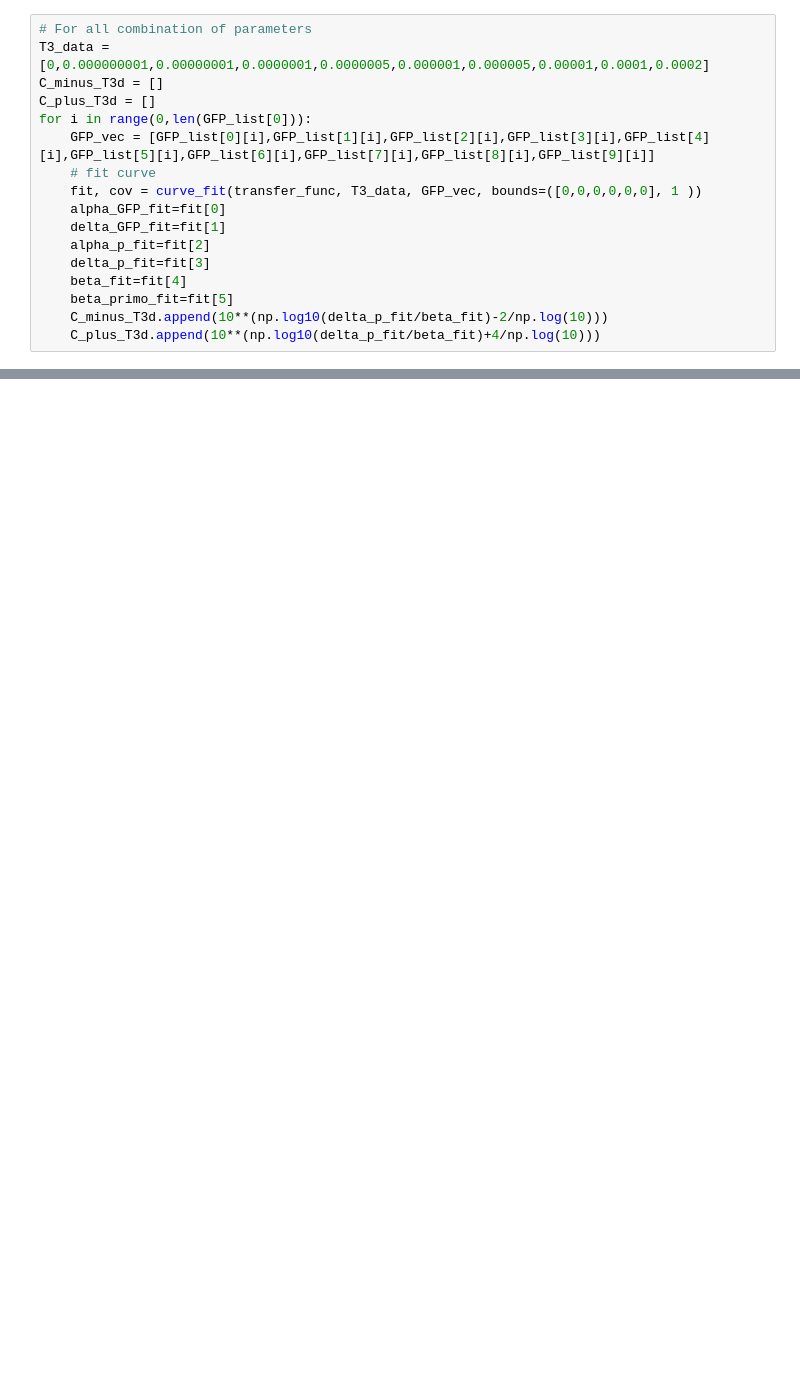
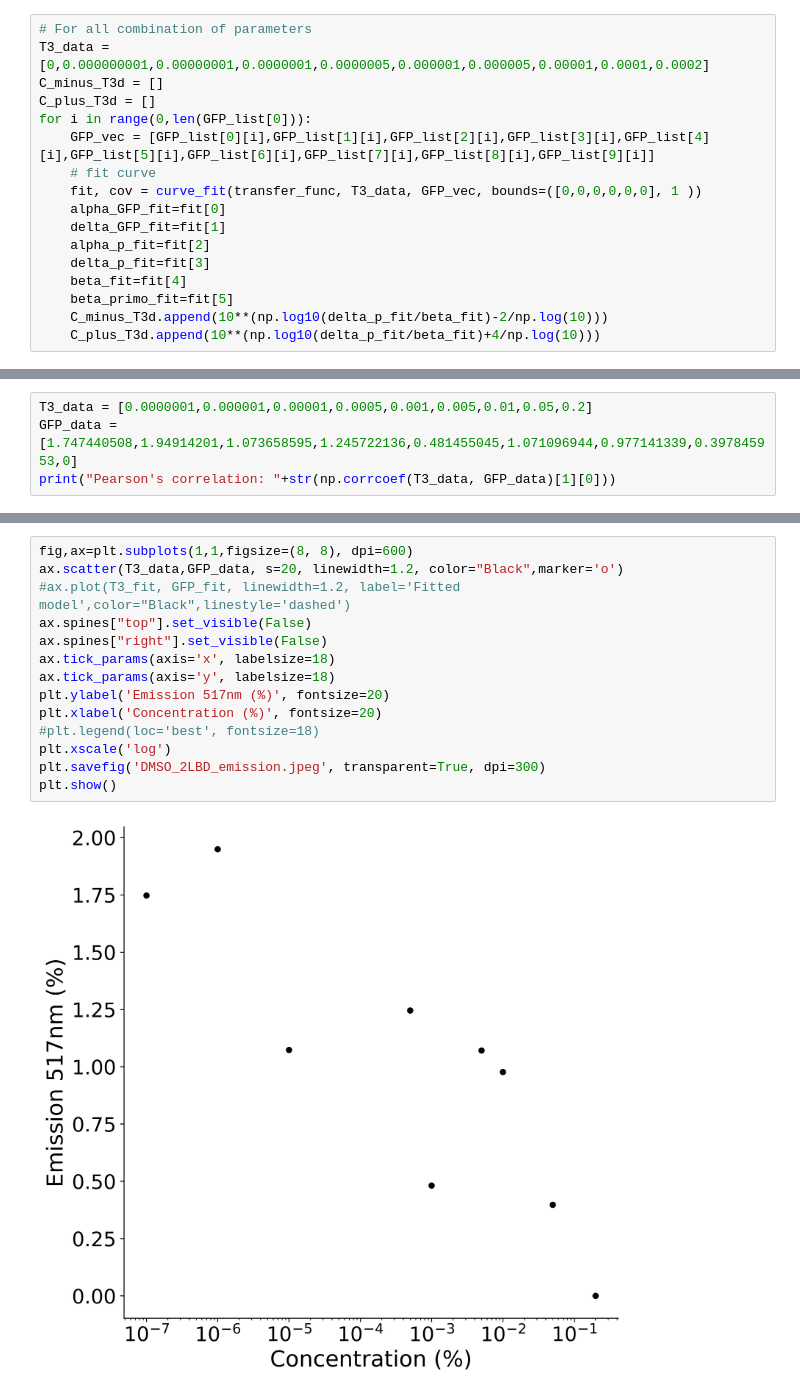
Before and after one commit to igemBarcelona/Data-analysis-and-plots-code, a Jupyter notebook: Data_analysis_plots.ipynb, the cells around one changed output, grey strips where cells are left out. Cells and saved outputs as stored; diff of their text form; blank space fills up the shorter version.

```diff
--- a/Data_analysis_plots.ipynb
+++ b/Data_analysis_plots.ipynb
@@ -770,0 +913,4 @@ Hedge's effect size, g= -4.443596913709546
+# %%
+T3_data = [0.0000001,0.000001,0.00001,0.0005,0.001,0.005,0.01,0.05,0.2]
+GFP_data = [1.747440508,1.94914201,1.073658595,1.245722136,0.481455045,1.071096944,0.977141339,0.397845953,0]
+print("Pearson's correlation: "+str(np.corrcoef(T3_data, GFP_data)[1][0]))
@@ -770,0 +970,16 @@ Hedge's effect size, g= -4.443596913709546
+# %%
+fig,ax=plt.subplots(1,1,figsize=(8, 8), dpi=600)
+ax.scatter(T3_data,GFP_data, s=20, linewidth=1.2, color="Black",marker='o')
+#ax.plot(T3_fit, GFP_fit, linewidth=1.2, label='Fitted model',color="Black",linestyle='dashed')
+ax.spines["top"].set_visible(False)
+ax.spines["right"].set_visible(False)
+ax.tick_params(axis='x', labelsize=18)
+ax.tick_params(axis='y', labelsize=18)
+plt.ylabel('Emission 517nm (%)', fontsize=20)
+plt.xlabel('Concentration (%)', fontsize=20)
+#plt.legend(loc='best', fontsize=18)
+plt.xscale('log')
+plt.savefig('DMSO_2LBD_emission.jpeg', transparent=True, dpi=300)
+plt.show()
+# %% [output]
+[figure, added]
```
Also changed, not shown: parts of 52 cells of this notebook.
